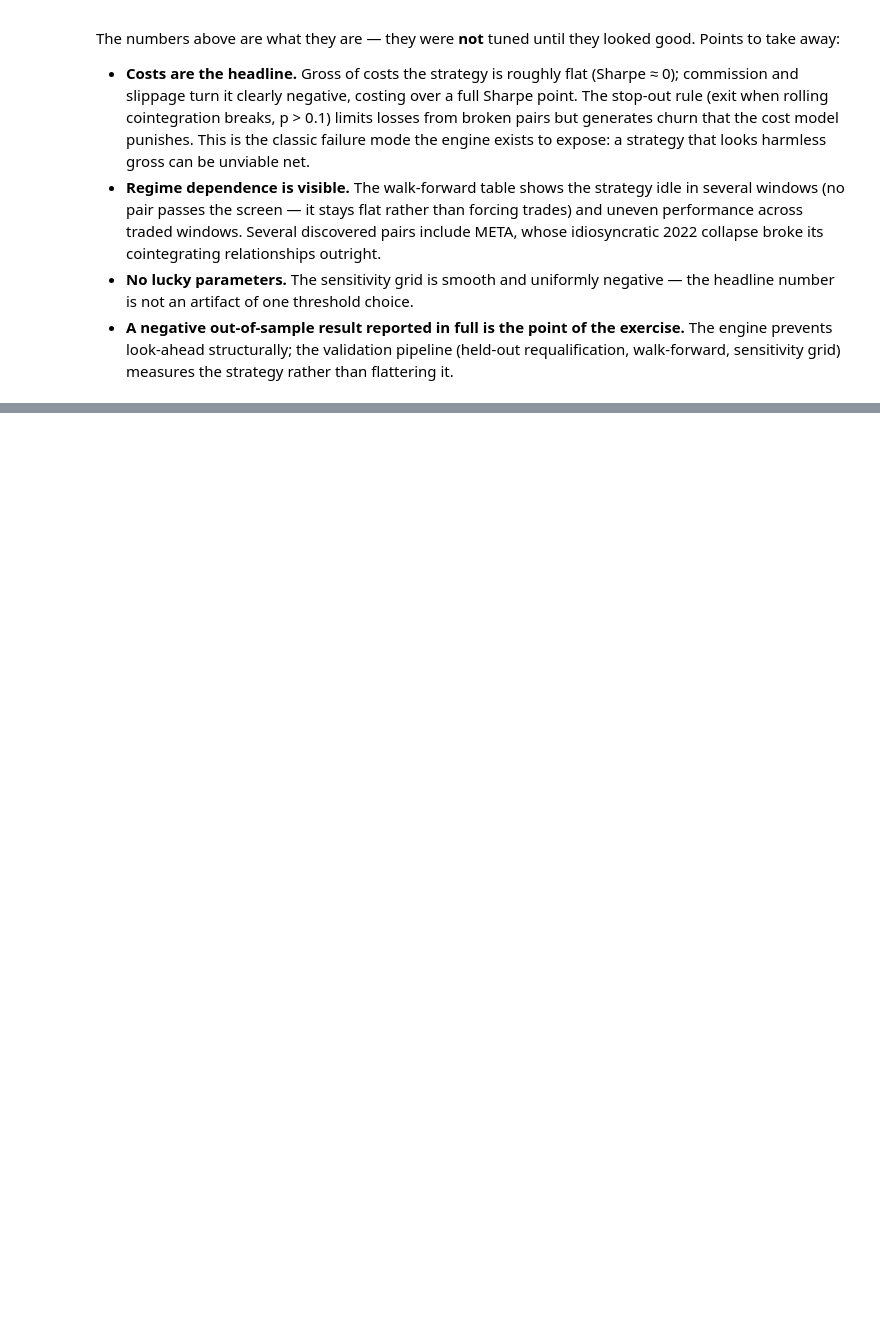
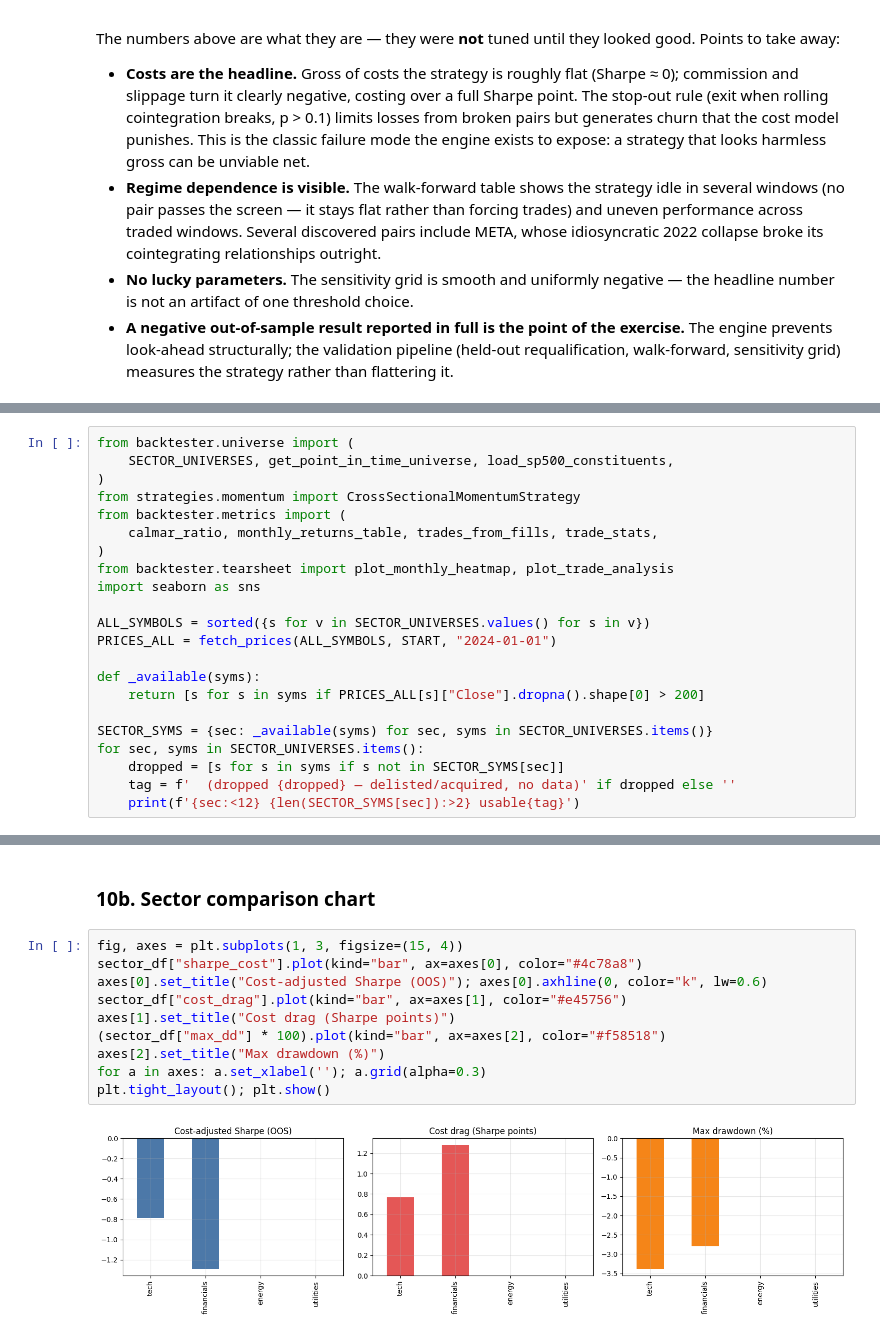
Before and after one commit to Jenak26/event-driven-backtester, a Jupyter notebook: notebooks/research.ipynb, the cells around one changed output, grey strips where cells are left out. Drawn from its saved outputs; the diff is of its cells as text; blank space fills up the shorter version.

```diff
--- a/notebooks/research.ipynb
+++ b/notebooks/research.ipynb
@@ -262,0 +273,22 @@ looked good. Points to take away:
+# %%
+from backtester.universe import (
+    SECTOR_UNIVERSES, get_point_in_time_universe, load_sp500_constituents,
+)
+from strategies.momentum import CrossSectionalMomentumStrategy
+from backtester.metrics import (
+    calmar_ratio, monthly_returns_table, trades_from_fills, trade_stats,
+)
+from backtester.tearsheet import plot_monthly_heatmap, plot_trade_analysis
+import seaborn as sns
+
+ALL_SYMBOLS = sorted({s for v in SECTOR_UNIVERSES.values() for s in v})
+PRICES_ALL = fetch_prices(ALL_SYMBOLS, START, "2024-01-01")
+
+def _available(syms):
+    return [s for s in syms if PRICES_ALL[s]["Close"].dropna().shape[0] > 200]
+
+SECTOR_SYMS = {sec: _available(syms) for sec, syms in SECTOR_UNIVERSES.items()}
+for sec, syms in SECTOR_UNIVERSES.items():
+    dropped = [s for s in syms if s not in SECTOR_SYMS[sec]]
+    tag = f'  (dropped {dropped} — delisted/acquired, no data)' if dropped else ''
+    print(f'{sec:<12} {len(SECTOR_SYMS[sec]):>2} usable{tag}')
@@ -262,0 +401,14 @@ looked good. Points to take away:
+# %% [markdown]
+### 10b. Sector comparison chart
+# %%
+fig, axes = plt.subplots(1, 3, figsize=(15, 4))
+sector_df["sharpe_cost"].plot(kind="bar", ax=axes[0], color="#4c78a8")
+axes[0].set_title("Cost-adjusted Sharpe (OOS)"); axes[0].axhline(0, color="k", lw=0.6)
+sector_df["cost_drag"].plot(kind="bar", ax=axes[1], color="#e45756")
+axes[1].set_title("Cost drag (Sharpe points)")
+(sector_df["max_dd"] * 100).plot(kind="bar", ax=axes[2], color="#f58518")
+axes[2].set_title("Max drawdown (%)")
+for a in axes: a.set_xlabel(''); a.grid(alpha=0.3)
+plt.tight_layout(); plt.show()
+# %% [output]
+[figure, added]
```
Also changed, not shown: parts of 20 cells of this notebook, 17 other files.
